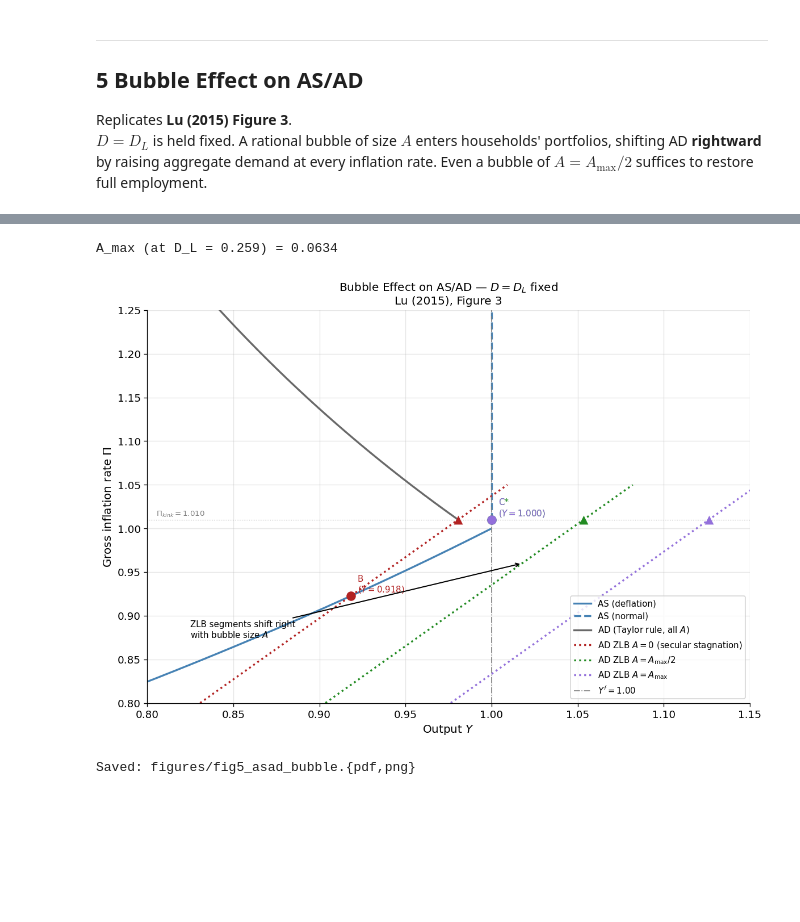
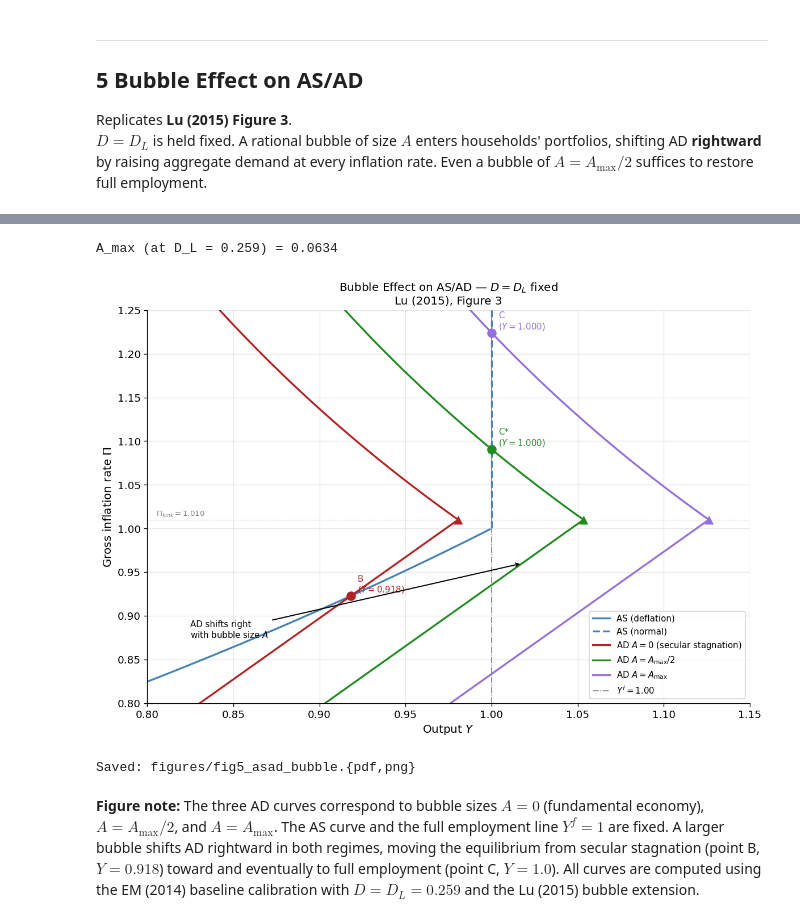
Before and after one commit to jasonzhixinglu/bubble_secstag, a Jupyter notebook: notebooks/02_production_economy.ipynb, the cells around one changed output, grey strips where cells are left out. Cells and saved outputs as stored; diff of their text form; code cells hidden in the pictures; blank space fills up the shorter version.

```diff
--- a/notebooks/02_production_economy.ipynb
+++ b/notebooks/02_production_economy.ipynb
@@ -273,39 +311,29 @@ bubble_cases = [
     (A_MAX,        'mediumpurple', 'C',  r'$A = A_{\max}$'),
 ]
 
-# Pi grids
-PI_ZLB_EXT = np.linspace(GAMMA + 0.001, 1.05, 400)  # ZLB branch, extended past Pi_kink
-PI_TAYLOR  = np.linspace(PI_K,          1.25, 300)   # Taylor rule segment
+# Single Pi grid covering both ZLB and Taylor-rule regimes
+Pi_grid = np.linspace(GAMMA + 0.001, 1.25, 500)
 
 fig, ax = plt.subplots(figsize=(10, 7))
 
 # --- AS ---
-AS_def    = aggregate_supply(PI_ZLB_EXT[PI_ZLB_EXT < 1.0],
-                             Y_F, GAMMA, ALPHA)
-PI_def    = PI_ZLB_EXT[PI_ZLB_EXT < 1.0]
-AS_taylor = aggregate_supply(PI_TAYLOR, Y_F, GAMMA, ALPHA)
-ax.plot(AS_def,    PI_def,    color='steelblue', lw=2,      label='AS (deflation)')
-ax.plot(AS_taylor, PI_TAYLOR, color='steelblue', lw=2, ls='--', label='AS (normal)')
+AS_vals_bubble = aggregate_supply(Pi_grid, Y_F, GAMMA, ALPHA)
+mask_def  = Pi_grid < 1.0
+mask_norm = Pi_grid >= 1.0
+ax.plot(AS_vals_bubble[mask_def],  Pi_grid[mask_def],
+        color='steelblue', lw=2,      label='AS (deflation)')
+ax.plot(AS_vals_bubble[mask_norm], Pi_grid[mask_norm],
+        color='steelblue', lw=2, ls='--', label='AS (normal)')
 
-# --- Taylor rule segment — plotted once in dark grey ---
-AD_taylor_shared = aggregate_demand(PI_TAYLOR, D_L, G, BETA, PHI_PI, PI_STAR,
-                                    I_STAR, A_bubble=0.0)  # same for all A
-ax.plot(AD_taylor_shared, PI_TAYLOR,
-        color='dimgrey', lw=2, label='AD (Taylor rule, all $A$)')
+# --- AD curves: one per bubble size, delegate regime logic to aggregate_demand ---
+for A, color, point_label, legend_label in bubble_cases:
+    Y_ad = np.array([aggregate_demand(pi, D_L, G, BETA, PHI_PI, PI_STAR, I_STAR,
+                                      A_bubble=A) for pi in Pi_grid])
+    ax.plot(Y_ad, Pi_grid, color=color, lw=2, label=f'AD {legend_label}')
 
-# --- Three ZLB segments (extended past Pi_kink) ---
-# Compute ZLB branch directly so it extends beyond Pi_kink without switching regime
-coeff_zlb = (1 + BETA) / BETA
-for A, color, point_label, legend_label in bubble_cases:
-    AD_zlb = D_L + coeff_zlb * (1 + G) * D_L * PI_ZLB_EXT + coeff_zlb * A
-
-    ax.plot(AD_zlb, PI_ZLB_EXT,
-            color=color, lw=2, ls=':', label=f'AD ZLB {legend_label}')
-
-    # Triangle marker at Pi_kink showing where each curve transitions
-    Y_kink = D_L + coeff_zlb * (1 + G) * D_L * PI_K + coeff_zlb * A
-    ax.scatter([Y_kink], [PI_K], color=color, marker='^',
-               zorder=7, s=90, linewidths=0)
+    # Triangle marker at Pi_kink (kink location in Pi is identical across bubble sizes)
+    Y_kink = aggregate_demand(PI_K, D_L, G, BETA, PHI_PI, PI_STAR, I_STAR, A_bubble=A)
+    ax.scatter([Y_kink], [PI_K], color=color, marker='^', zorder=7, s=90, linewidths=0)
 
     # Equilibrium dot
     eq_b = find_equilibrium(D_L, G, BETA, PHI_PI, PI_STAR, I_STAR,
@@ -315,39 +343,47 @@ for A, color, point_label, legend_label in bubble_cases:
     ax.annotate(f'{point_label}\n($Y={Y_eq:.3f}$)', (Y_eq, Pi_eq),
                 textcoords='offset points', xytext=(7, 4),
                 fontsize=9, color=color)
 
-# --- Annotation with arrow pointing at the ZLB bundle ---
-# Arrow tip lands on the middle ZLB curve (A=A_max/2) at Pi ~ 0.96
-A_mid   = A_MAX * 0.5
-Y_arrow = D_L + coeff_zlb * (1 + G) * D_L * 0.96 + coeff_zlb * A_mid
-ax.annotate('ZLB segments shift right\nwith bubble size $A$',
+# --- Annotation arrow (tip computed via aggregate_demand, not manually) ---
+Y_arrow = aggregate_demand(0.96, D_L, G, BETA, PHI_PI, PI_STAR, I_STAR,
+                           A_bubble=A_MAX * 0.5)
+ax.annotate('AD shifts right\nwith bubble size $A$',
             xy=(Y_arrow, 0.96),
             xytext=(0.825, 0.875),
             fontsize=9, color='black',
             arrowprops=dict(arrowstyle='->', color='black', lw=1.2),
             ha='left')
 
 # Full employment line
 ax.axvline(Y_F, color='grey', lw=1.0, ls='-.', label=f'$Y^f = {Y_F:.2f}$')
 
 # ZLB kink reference line
 ax.axhline(PI_K, color='grey', lw=0.7, ls=':', alpha=0.6)
-ax.text(0.805, PI_K + 0.004, f'$\Pi_{{kink}}={PI_K:.3f}$', fontsize=8, color='grey')
+ax.text(0.805, PI_K + 0.004, f'$\\Pi_{{kink}}={PI_K:.3f}$', fontsize=8, color='grey')
 
 ax.set_xlim(0.80, 1.15)
 ax.set_ylim(0.80, 1.25)
 ax.set_xlabel('Output $Y$', fontsize=12)
-ax.set_ylabel('Gross inflation rate $\Pi$', fontsize=12)
+ax.set_ylabel('Gross inflation rate $\\Pi$', fontsize=12)
 ax.set_title('Bubble Effect on AS/AD — $D = D_L$ fixed\n'
              'Lu (2015), Figure 3', fontsize=12)
 ax.legend(fontsize=9, loc='lower right')
 
 fig.tight_layout()
 fig.savefig(os.path.join(FIG_DIR, 'fig5_asad_bubble.pdf'), bbox_inches='tight')
 fig.savefig(os.path.join(FIG_DIR, 'fig5_asad_bubble.png'), bbox_inches='tight')
 plt.show()
 print('Saved: figures/fig5_asad_bubble.{pdf,png}')
 # %% [output]
 A_max (at D_L = 0.259) = 0.0634
-[figure, old version]
+[figure, new version]
 Saved: figures/fig5_asad_bubble.{pdf,png}
+# %% [markdown]
+**Figure note:** The three AD curves correspond to bubble sizes
+$A = 0$ (fundamental economy), $A = A_{\max}/2$, and $A = A_{\max}$.
+The AS curve and the full employment line $Y^f = 1$ are fixed.
+A larger bubble shifts AD rightward in both regimes, moving the
+equilibrium from secular stagnation (point B, $Y=0.918$) toward
+and eventually to full employment (point C, $Y=1.0$). All curves
+are computed using the EM (2014) baseline calibration with
+$D = D_L = 0.259$ and the Lu (2015) bubble extension.
```
Also changed, not shown: parts of 1 cell of this notebook, 7 other files.
